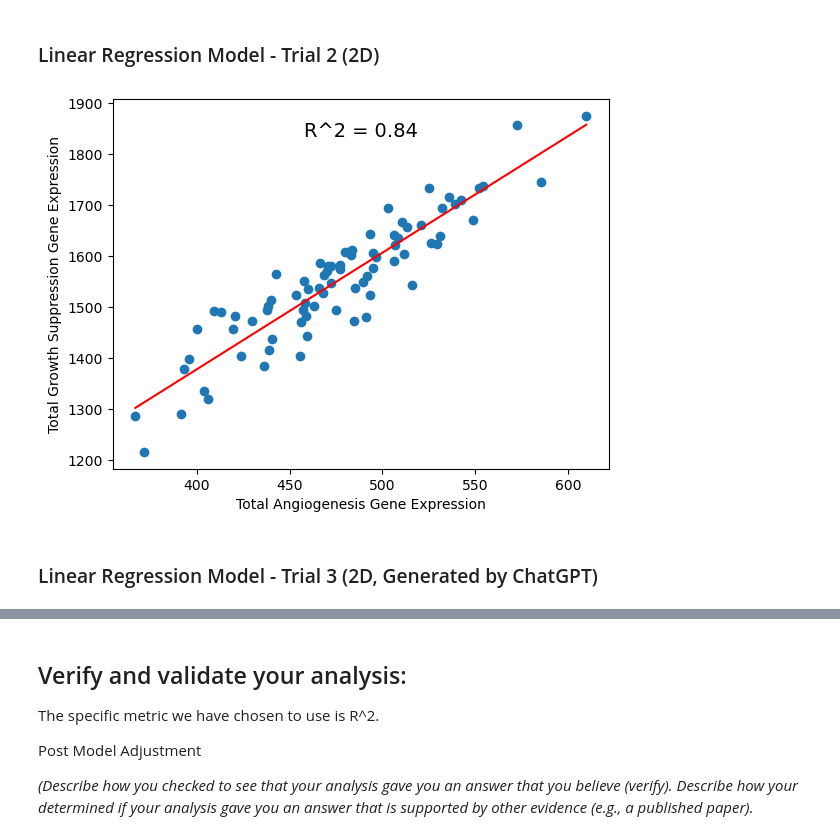
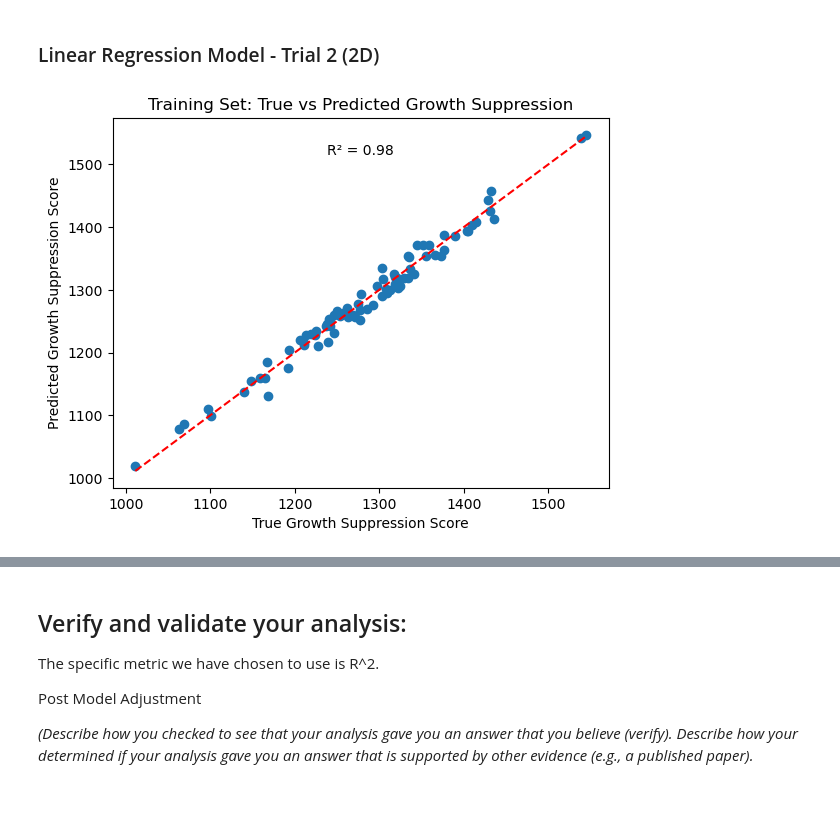
Before and after one commit to ReaganOswald/Module-4-Cancer, a Jupyter notebook: code/Module 4 Template.ipynb, the cells around one changed output, grey strips where cells are left out. Cells and saved outputs as stored; diff of their text form; code cells hidden in the pictures; blank space fills up the shorter version.

Commit message:
Fixed overall regression, used validation set on it

```diff
--- a/code/Module 4 Template.ipynb
+++ b/code/Module 4 Template.ipynb
@@ -473,16 +473,26 @@ Across all three regression models, the validation R² values were consistently
 # %% [markdown]
 ### Linear Regression Model - Trial 2 (2D)
 # %%
-regression = LinearRegression().fit(np.array(x_df), y1)
-x_test = np.linspace(min_x, max_x ,100).reshape(-1,1)
-y_test = regression1.predict(x_test)
-plt.scatter(x1,y1)
-plt.plot(x_test, y_test, color='red')
-plt.xlabel("Total Angiogenesis Gene Expression")
-plt.ylabel("Total Growth Suppression Gene Expression")
-plt.annotate("R^2 = {:.2f}".format(regression1.score(x1,y1)),xy=(0.5,0.9),xycoords='axes fraction',fontsize=14,ha='center')
+x_df = x_df.loc[:, ~x_df.columns.isin(y_df.columns)] # only include genes that don't overlap between the angiogenesis genes and growth genes
+x_train = np.array(x_df)
+y_train = y1
+
+multi_reg = LinearRegression().fit(x_train, y_train)
+
+# plot actual values vs. values predicted using the model
+y_plot = y1
+y_plot_predict = multi_reg.predict(x_train)
+
+plt.scatter(y_plot, y_plot_predict)
+plt.xlabel("True Growth Suppression Score")
+plt.ylabel("Predicted Growth Suppression Score")
+plt.title("Training Set: True vs Predicted Growth Suppression")
+
+plt.plot([y_plot.min(), y_plot.max()], [y_plot.min(), y_plot.max()], 'r--') # plot the true prediction line as a dotted line
+
+plt.annotate(f"R² = {multi_reg.score(x_train, y_plot):.2f}",
+             xy=(0.5, 0.9), xycoords='axes fraction', ha='center') # print the R^2 value on the graph
+
 plt.show()
 # %% [output]
-[figure, old version]
+[figure, new version]
-# %% [markdown]
-### Linear Regression Model - Trial 3 (2D, Generated by ChatGPT)
```
Also changed, not shown: parts of 6 cells of this notebook, 2 other files.
